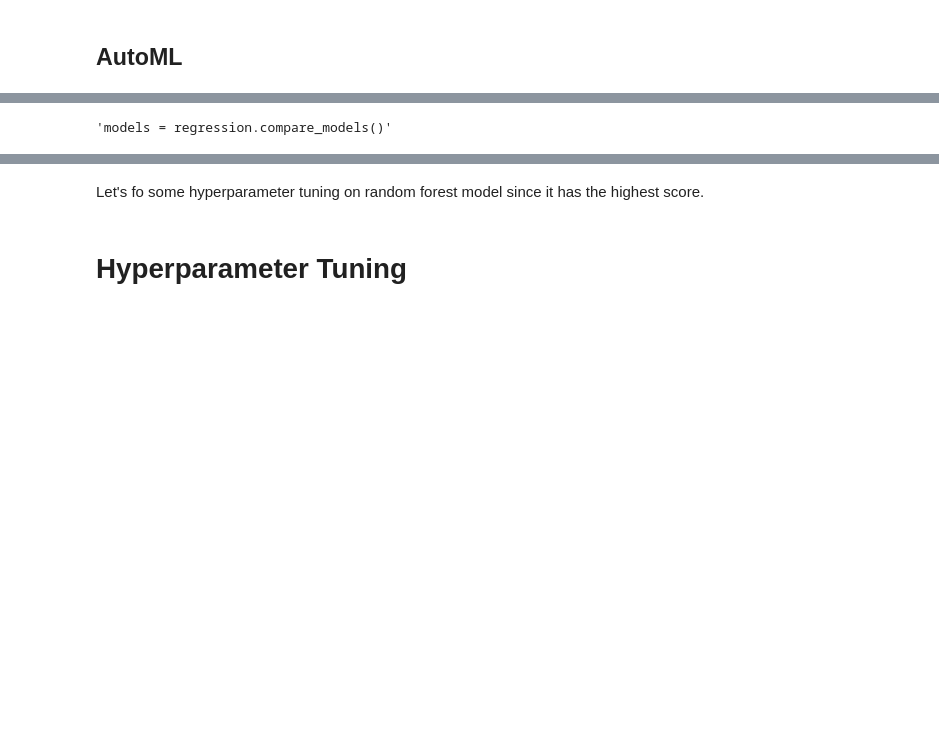
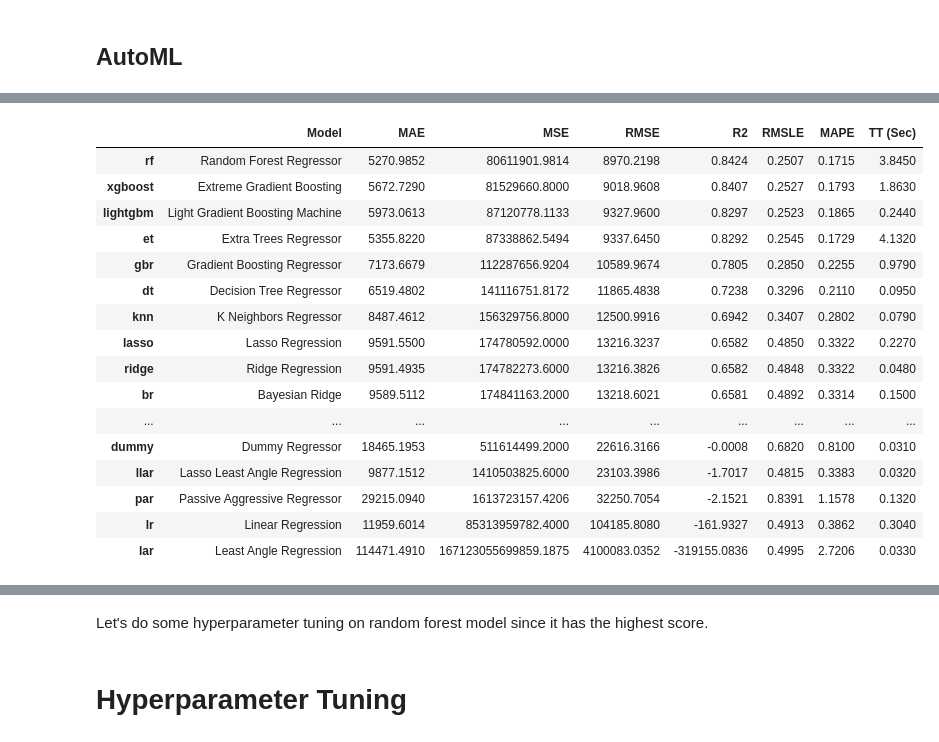
Before and after one commit to alfiannajih/used-vehicle-price-prediction, a Jupyter notebook: used_vehicle.ipynb, the cells around one changed output, grey strips where cells are left out. Saved outputs shown, nothing was run; the diff lists cells and outputs as text; code cells hidden in the pictures; blank space fills up the shorter version.

```diff
--- a/used_vehicle.ipynb
+++ b/used_vehicle.ipynb
@@ -946,4 +974,3 @@ regression_setup = regression.setup(
 # %%
-'''models = regression.compare_models()'''
+models = regression.compare_models()
 # %% [output]
-'models = regression.compare_models()'
@@ -949,0 +978,17 @@ regression_setup = regression.setup(
+|  | Model | MAE | MSE | RMSE | R2 | RMSLE | MAPE | TT (Sec) |
+| rf | Random Forest Regressor | 5270.9852 | 80611901.9814 | 8970.2198 | 0.8424 | 0.2507 | 0.1715 | 3.8450 |
+| xgboost | Extreme Gradient Boosting | 5672.7290 | 81529660.8000 | 9018.9608 | 0.8407 | 0.2527 | 0.1793 | 1.8630 |
+| lightgbm | Light Gradient Boosting Machine | 5973.0613 | 87120778.1133 | 9327.9600 | 0.8297 | 0.2523 | 0.1865 | 0.2440 |
+| et | Extra Trees Regressor | 5355.8220 | 87338862.5494 | 9337.6450 | 0.8292 | 0.2545 | 0.1729 | 4.1320 |
+| gbr | Gradient Boosting Regressor | 7173.6679 | 112287656.9204 | 10589.9674 | 0.7805 | 0.2850 | 0.2255 | 0.9790 |
+| dt | Decision Tree Regressor | 6519.4802 | 141116751.8172 | 11865.4838 | 0.7238 | 0.3296 | 0.2110 | 0.0950 |
+| knn | K Neighbors Regressor | 8487.4612 | 156329756.8000 | 12500.9916 | 0.6942 | 0.3407 | 0.2802 | 0.0790 |
+| lasso | Lasso Regression | 9591.5500 | 174780592.0000 | 13216.3237 | 0.6582 | 0.4850 | 0.3322 | 0.2270 |
+| ridge | Ridge Regression | 9591.4935 | 174782273.6000 | 13216.3826 | 0.6582 | 0.4848 | 0.3322 | 0.0480 |
+| br | Bayesian Ridge | 9589.5112 | 174841163.2000 | 13218.6021 | 0.6581 | 0.4892 | 0.3314 | 0.1500 |
+| ... | ... | ... | ... | ... | ... | ... | ... | ... |
+| dummy | Dummy Regressor | 18465.1953 | 511614499.2000 | 22616.3166 | -0.0008 | 0.6820 | 0.8100 | 0.0310 |
+| llar | Lasso Least Angle Regression | 9877.1512 | 1410503825.6000 | 23103.3986 | -1.7017 | 0.4815 | 0.3383 | 0.0320 |
+| par | Passive Aggressive Regressor | 29215.0940 | 1613723157.4206 | 32250.7054 | -2.1521 | 0.8391 | 1.1578 | 0.1320 |
+| lr | Linear Regression | 11959.6014 | 85313959782.4000 | 104185.8080 | -161.9327 | 0.4913 | 0.3862 | 0.3040 |
+| lar | Least Angle Regression | 114471.4910 | 167123055699859.1875 | 4100083.0352 | -319155.0836 | 0.4995 | 2.7206 | 0.0330 |
@@ -950,5 +996,5 @@ regression_setup = regression.setup(
 # %% [markdown]
-Let's fo some hyperparameter tuning on random forest model since it has the highest score.
+Let's do some hyperparameter tuning on random forest model since it has the highest score.
 # %% [markdown]
 # Hyperparameter Tuning <a name='hp_tuning'></a>
 # %% [markdown]
```
Also changed, not shown: parts of 18 cells of this notebook, 4 other files.
